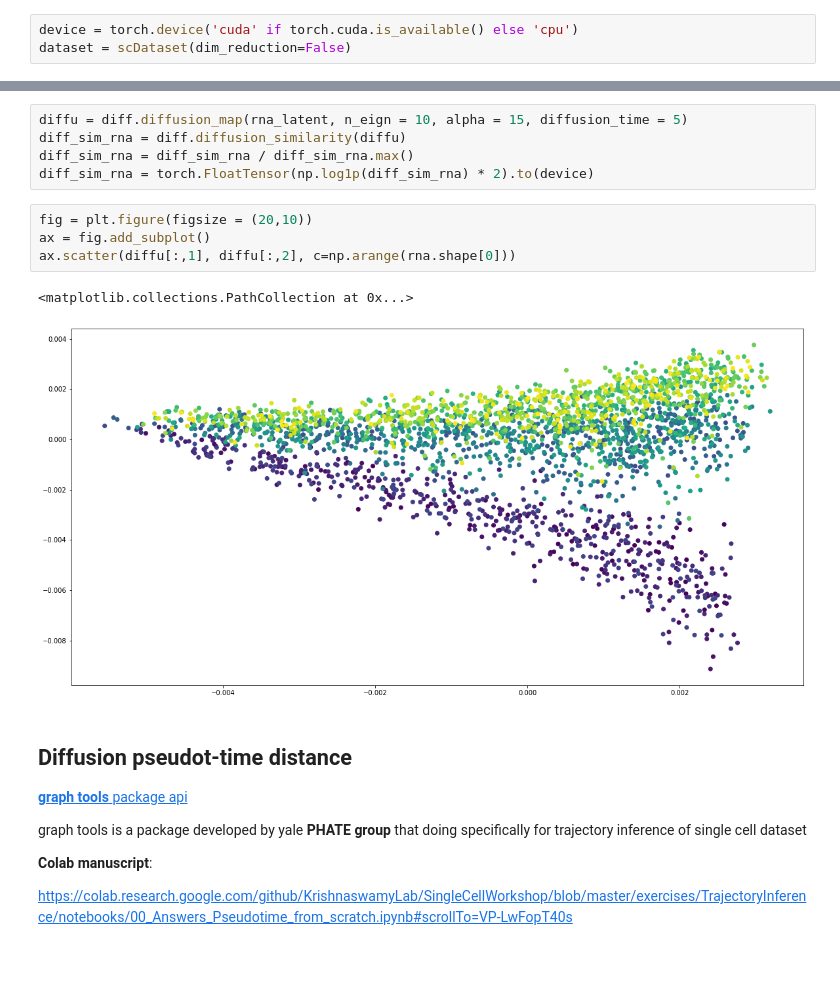
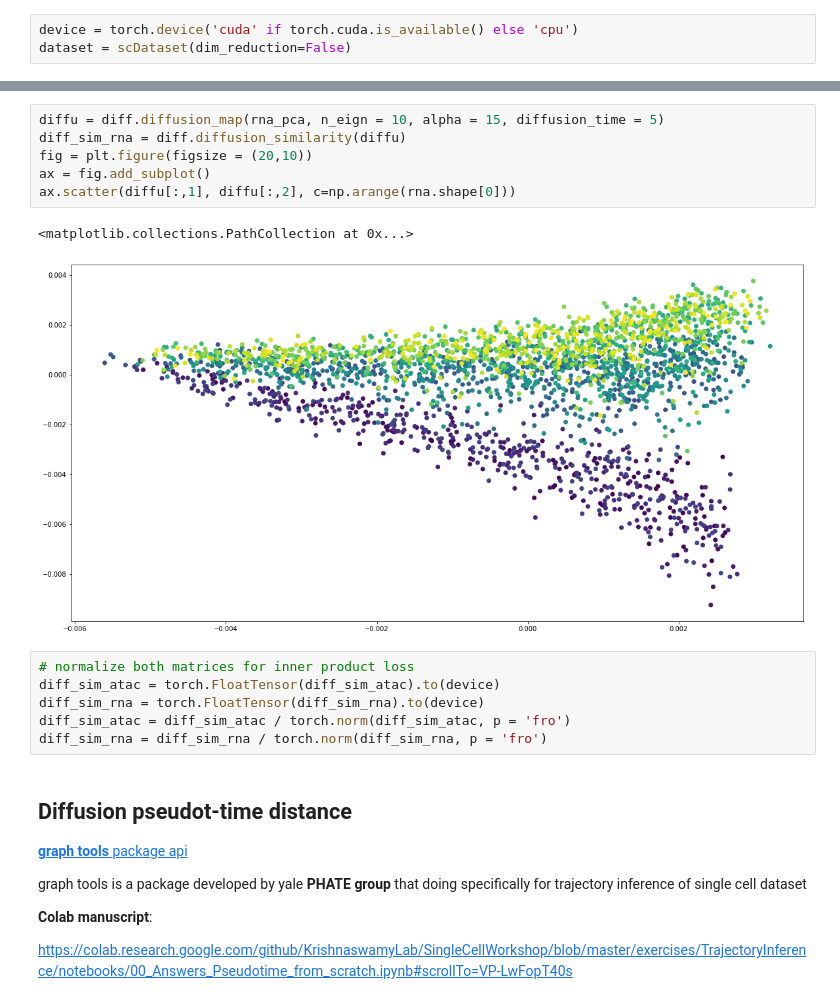
Before and after one commit to cyang389/JointTI, a Jupyter notebook: integration.ipynb, the cells around one changed output, grey strips where cells are left out. Saved outputs shown, nothing was run; the diff lists cells and outputs as text; blank space fills up the shorter version.

Commit message:
diffusion pseudo-time implementation

```diff
--- a/integration.ipynb
+++ b/integration.ipynb
@@ -50,15 +49,18 @@ rna_latent = pca.fit_transform(np.log1p(rna))
 # %%
-diffu = diff.diffusion_map(rna_latent, n_eign = 10, alpha = 15, diffusion_time = 5)
+diffu = diff.diffusion_map(rna_pca, n_eign = 10, alpha = 15, diffusion_time = 5)
 diff_sim_rna = diff.diffusion_similarity(diffu)
-diff_sim_rna = diff_sim_rna / diff_sim_rna.max()
-diff_sim_rna = torch.FloatTensor(np.log1p(diff_sim_rna) * 2).to(device)
+fig = plt.figure(figsize = (20,10))
+ax = fig.add_subplot()
+ax.scatter(diffu[:,1], diffu[:,2], c=np.arange(rna.shape[0]))
+# %% [output]
+<matplotlib.collections.PathCollection at 0x...>
+[figure, added]
-# %%
-fig = plt.figure(figsize = (20,10))
-ax = fig.add_subplot()
-ax.scatter(diffu[:,1], diffu[:,2], c=np.arange(rna.shape[0]))
-# %% [output]
-<matplotlib.collections.PathCollection at 0x...>
-[figure, removed]
+# %%
+# normalize both matrices for inner product loss
+diff_sim_atac = torch.FloatTensor(diff_sim_atac).to(device)
+diff_sim_rna = torch.FloatTensor(diff_sim_rna).to(device)
+diff_sim_atac = diff_sim_atac / torch.norm(diff_sim_atac, p = 'fro')
+diff_sim_rna = diff_sim_rna / torch.norm(diff_sim_rna, p = 'fro')
 # %% [markdown]
 ## Diffusion pseudot-time distance
 
```
Also changed, not shown: parts of 10 cells of this notebook, 1 other file.
